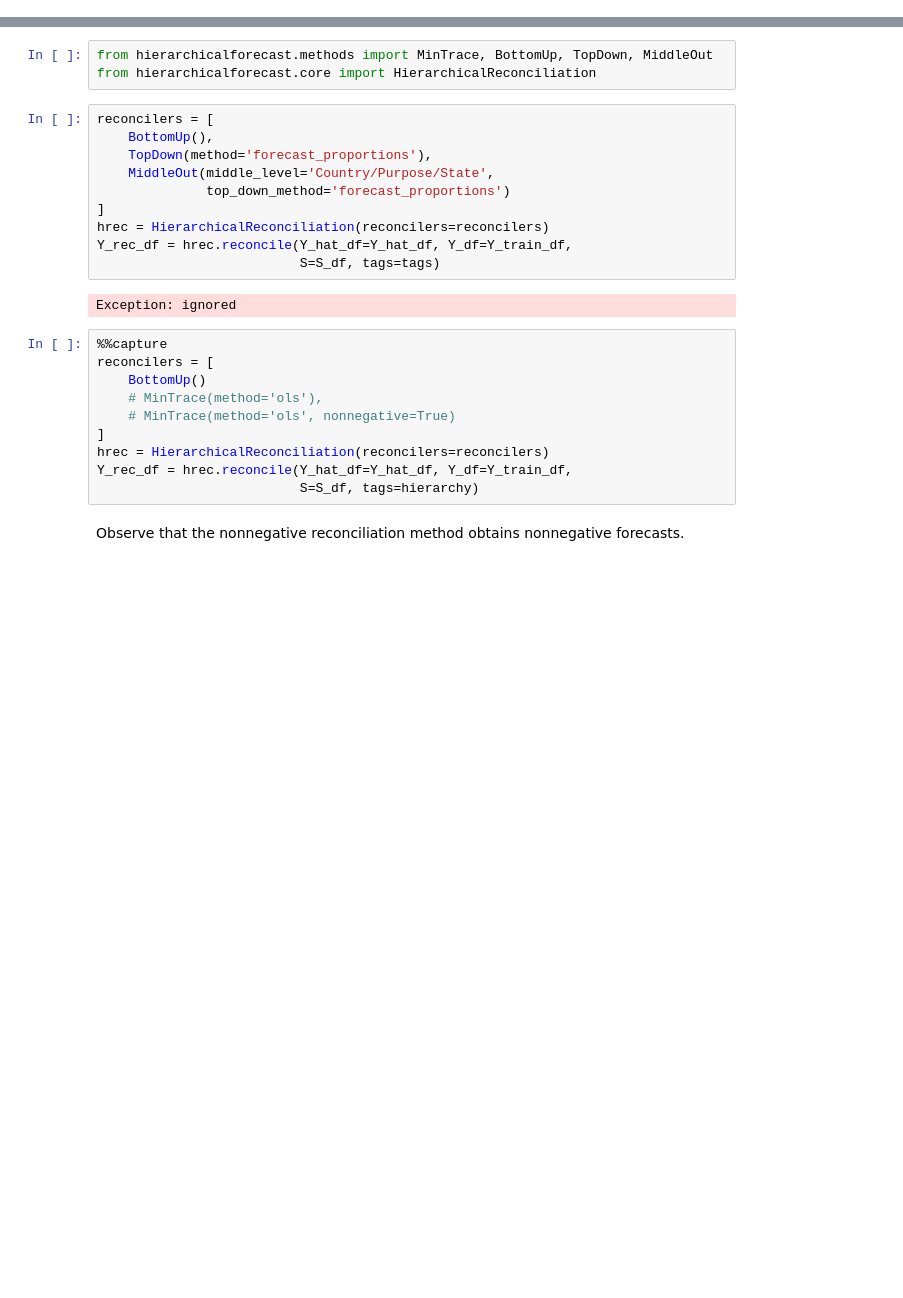
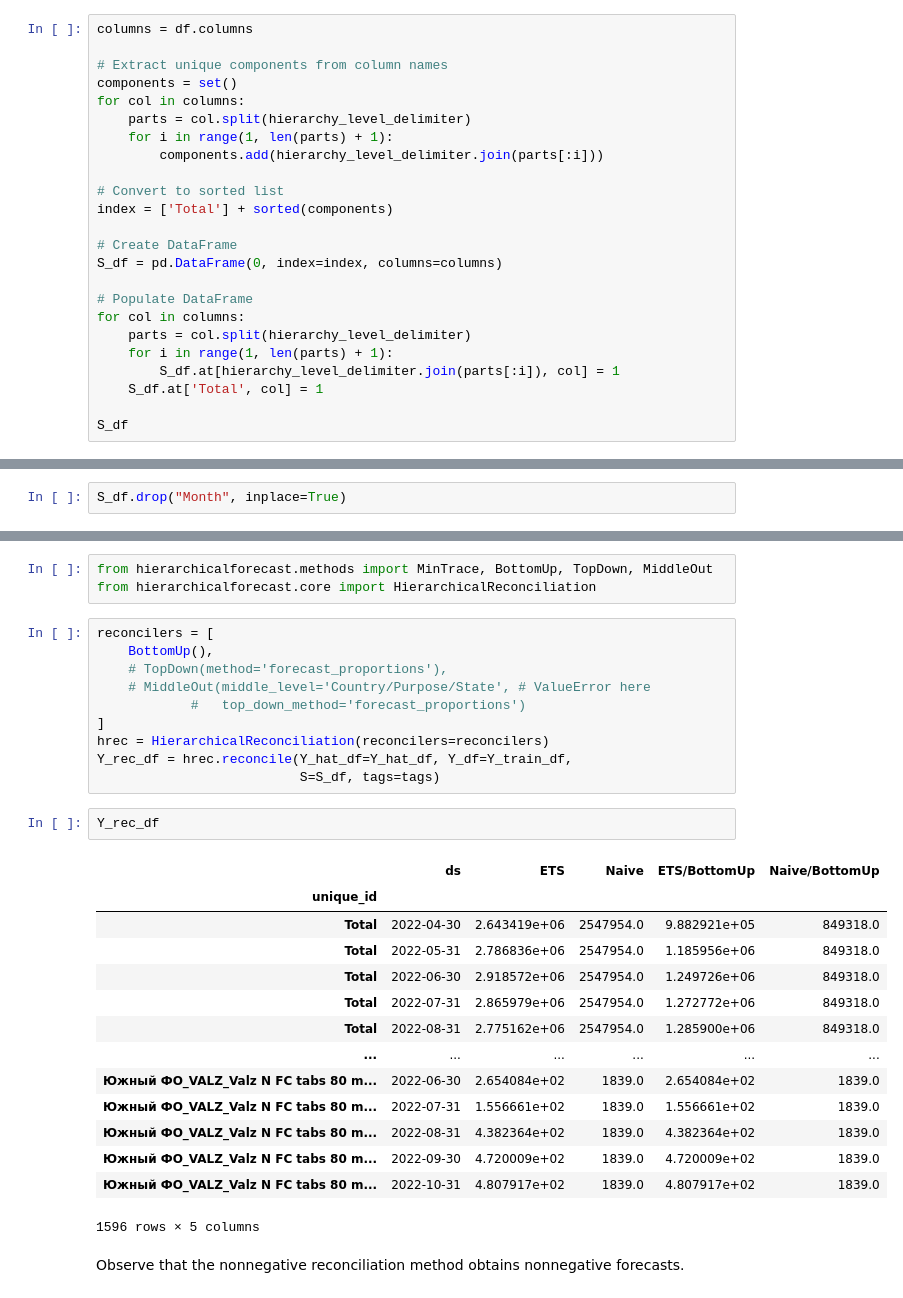
Before and after one commit to ariellubonja/hierarchical-time-series, a Jupyter notebook: hierarchical_ts.ipynb, the cells around one changed output, grey strips where cells are left out. Cells and saved outputs as stored; diff of their text form; blank space fills up the shorter version.

```diff
--- a/hierarchical_ts.ipynb
+++ b/hierarchical_ts.ipynb
@@ -396,0 +295,24 @@ S_df.shape
+# %%
+columns = df.columns
+
+# Extract unique components from column names
+components = set()
+for col in columns:
+    parts = col.split(hierarchy_level_delimiter)
+    for i in range(1, len(parts) + 1):
+        components.add(hierarchy_level_delimiter.join(parts[:i]))
+
+# Convert to sorted list
+index = ['Total'] + sorted(components)
+
+# Create DataFrame
+S_df = pd.DataFrame(0, index=index, columns=columns)
+
+# Populate DataFrame
+for col in columns:
+    parts = col.split(hierarchy_level_delimiter)
+    for i in range(1, len(parts) + 1):
+        S_df.at[hierarchy_level_delimiter.join(parts[:i]), col] = 1
+    S_df.at['Total', col] = 1
+
+S_df
@@ -396,0 +333,2 @@ S_df.shape
+# %%
+S_df.drop("Month", inplace=True)
@@ -404,24 +353,29 @@ from hierarchicalforecast.core import HierarchicalReconciliation
 # %%
 reconcilers = [
     BottomUp(),
-    TopDown(method='forecast_proportions'),
-    MiddleOut(middle_level='Country/Purpose/State',
-              top_down_method='forecast_proportions')
+    # TopDown(method='forecast_proportions'),
+    # MiddleOut(middle_level='Country/Purpose/State', # ValueError here
+            #   top_down_method='forecast_proportions')
 ]
 hrec = HierarchicalReconciliation(reconcilers=reconcilers)
 Y_rec_df = hrec.reconcile(Y_hat_df=Y_hat_df, Y_df=Y_train_df,
                           S=S_df, tags=tags)
-# %% [output]
-Exception: ignored
-# %%
-%%capture
-reconcilers = [
-    BottomUp()
-    # MinTrace(method='ols'),
-    # MinTrace(method='ols', nonnegative=True)
-]
-hrec = HierarchicalReconciliation(reconcilers=reconcilers)
-Y_rec_df = hrec.reconcile(Y_hat_df=Y_hat_df, Y_df=Y_train_df,
-                          S=S_df, tags=hierarchy)
+# %%
+Y_rec_df
+# %% [output]
+|  | ds | ETS | Naive | ETS/BottomUp | Naive/BottomUp |
+| unique_id |  |  |  |  |  |
+| Total | 2022-04-30 | 2.643419e+06 | 2547954.0 | 9.882921e+05 | 849318.0 |
+| Total | 2022-05-31 | 2.786836e+06 | 2547954.0 | 1.185956e+06 | 849318.0 |
+| Total | 2022-06-30 | 2.918572e+06 | 2547954.0 | 1.249726e+06 | 849318.0 |
+| Total | 2022-07-31 | 2.865979e+06 | 2547954.0 | 1.272772e+06 | 849318.0 |
+| Total | 2022-08-31 | 2.775162e+06 | 2547954.0 | 1.285900e+06 | 849318.0 |
+| ... | ... | ... | ... | ... | ... |
+| Южный ФО_VALZ_Valz N FC tabs 80 m... | 2022-06-30 | 2.654084e+02 | 1839.0 | 2.654084e+02 | 1839.0 |
+| Южный ФО_VALZ_Valz N FC tabs 80 m... | 2022-07-31 | 1.556661e+02 | 1839.0 | 1.556661e+02 | 1839.0 |
+| Южный ФО_VALZ_Valz N FC tabs 80 m... | 2022-08-31 | 4.382364e+02 | 1839.0 | 4.382364e+02 | 1839.0 |
+| Южный ФО_VALZ_Valz N FC tabs 80 m... | 2022-09-30 | 4.720009e+02 | 1839.0 | 4.720009e+02 | 1839.0 |
+| Южный ФО_VALZ_Valz N FC tabs 80 m... | 2022-10-31 | 4.807917e+02 | 1839.0 | 4.807917e+02 | 1839.0 |
+1596 rows × 5 columns
 # %% [markdown]
 Observe that the nonnegative reconciliation method obtains nonnegative forecasts.
```
Also changed, not shown: parts of 31 cells of this notebook.
